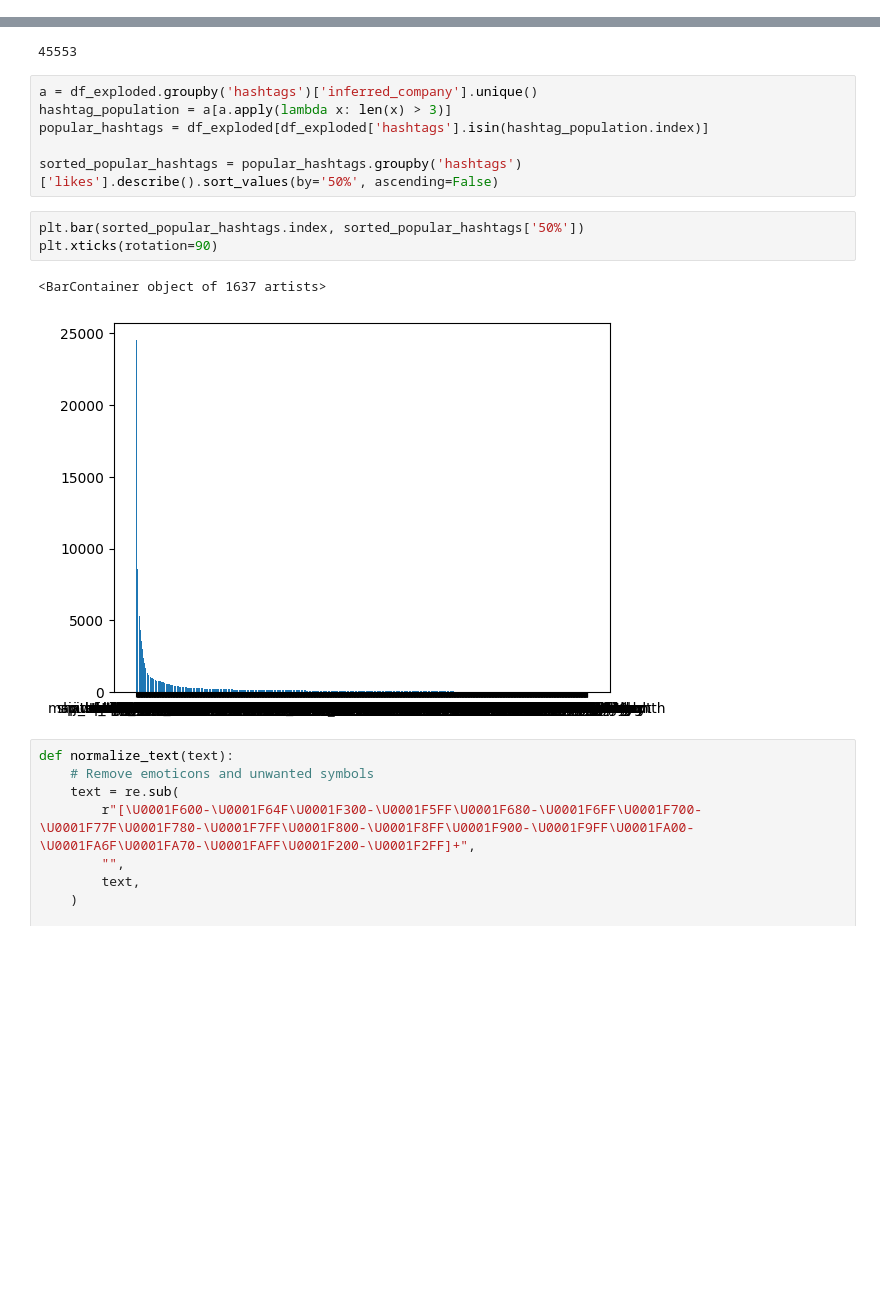
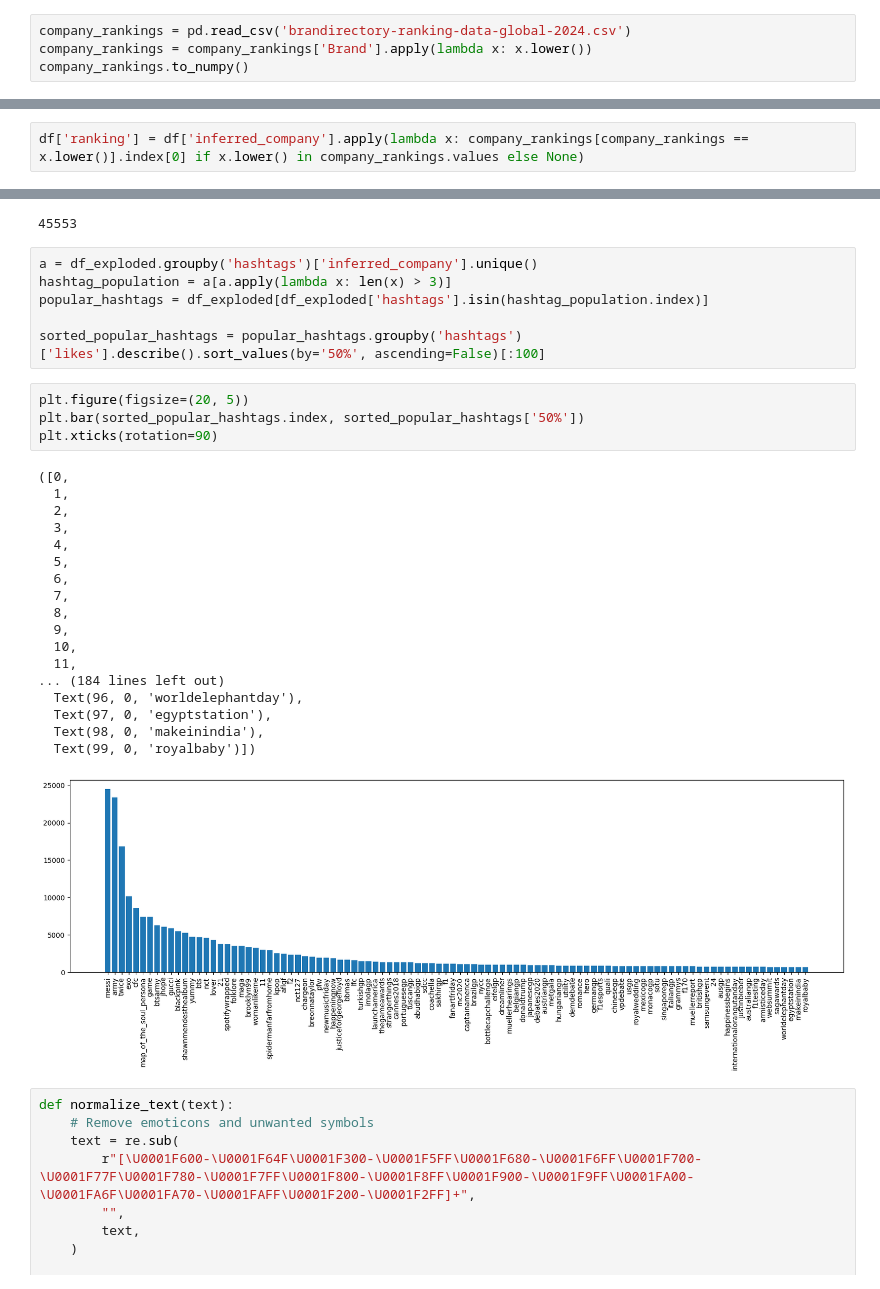
Before and after one commit to yashkumar-dragon/Adobe-DTU-Behavior-Content-Simulation-Challenge, a Jupyter notebook: adobe-challenge.ipynb, the cells around one changed output, grey strips where cells are left out. Saved outputs shown, nothing was run; the diff lists cells and outputs as text; blank space fills up the shorter version.

Commit message:
added the likes-vs-hashtag graph

```diff
--- a/adobe-challenge.ipynb
+++ b/adobe-challenge.ipynb
@@ -55,3 +55,7 @@ df.head()
 | 3 | 2020-09-29 19:47:28 | 57 | Canadian Armenian community deman... | CBCCanada | [Photo(previewUrl='https://pbs.tw... | cbc |
 | 4 | 2020-10-01 11:40:09 | 152 | 1st in Europe to be devastated by... | MKWilliamsRome | [Photo(previewUrl='https://pbs.tw... | williams |
 | 5 | 2018-10-19 14:30:46 | 41 | Congratulations to Pauletha Butts... | BGISD | [Photo(previewUrl='https://pbs.tw... | independent |
+# %%
+company_rankings = pd.read_csv('brandirectory-ranking-data-global-2024.csv')
+company_rankings = company_rankings['Brand'].apply(lambda x: x.lower())
+company_rankings.to_numpy()
@@ -58,3 +100,5 @@ df.head()
+# %%
+df['ranking'] = df['inferred_company'].apply(lambda x: company_rankings[company_rankings == x.lower()].index[0] if x.lower() in company_rankings.values else None)
 # %%
 # We ignore the date, likes and id because they don't contribute to the similarity of a tweet.
 df_filtered = df[
@@ -222,13 +266,30 @@ a = df_exploded.groupby('hashtags')['inferred_company'].unique()
 hashtag_population = a[a.apply(lambda x: len(x) > 3)]
 popular_hashtags = df_exploded[df_exploded['hashtags'].isin(hashtag_population.index)]
 
-sorted_popular_hashtags = popular_hashtags.groupby('hashtags')['likes'].describe().sort_values(by='50%', ascending=False)
+sorted_popular_hashtags = popular_hashtags.groupby('hashtags')['likes'].describe().sort_values(by='50%', ascending=False)[:100]
 # %%
+plt.figure(figsize=(20, 5))
 plt.bar(sorted_popular_hashtags.index, sorted_popular_hashtags['50%'])
 plt.xticks(rotation=90)
 # %% [output]
-<BarContainer object of 1637 artists>
+([0,
+  1,
+  2,
+  3,
+  4,
+  5,
+  6,
+  7,
+  8,
+  9,
+  10,
+  11,
+... (184 lines left out)
+  Text(96, 0, 'worldelephantday'),
+  Text(97, 0, 'egyptstation'),
+  Text(98, 0, 'makeinindia'),
+  Text(99, 0, 'royalbaby')])
-[figure, old version]
+[figure, new version]
 # %%
 def normalize_text(text):
     # Remove emoticons and unwanted symbols
```
Also changed, not shown: parts of 2 cells of this notebook, 4 other files.
